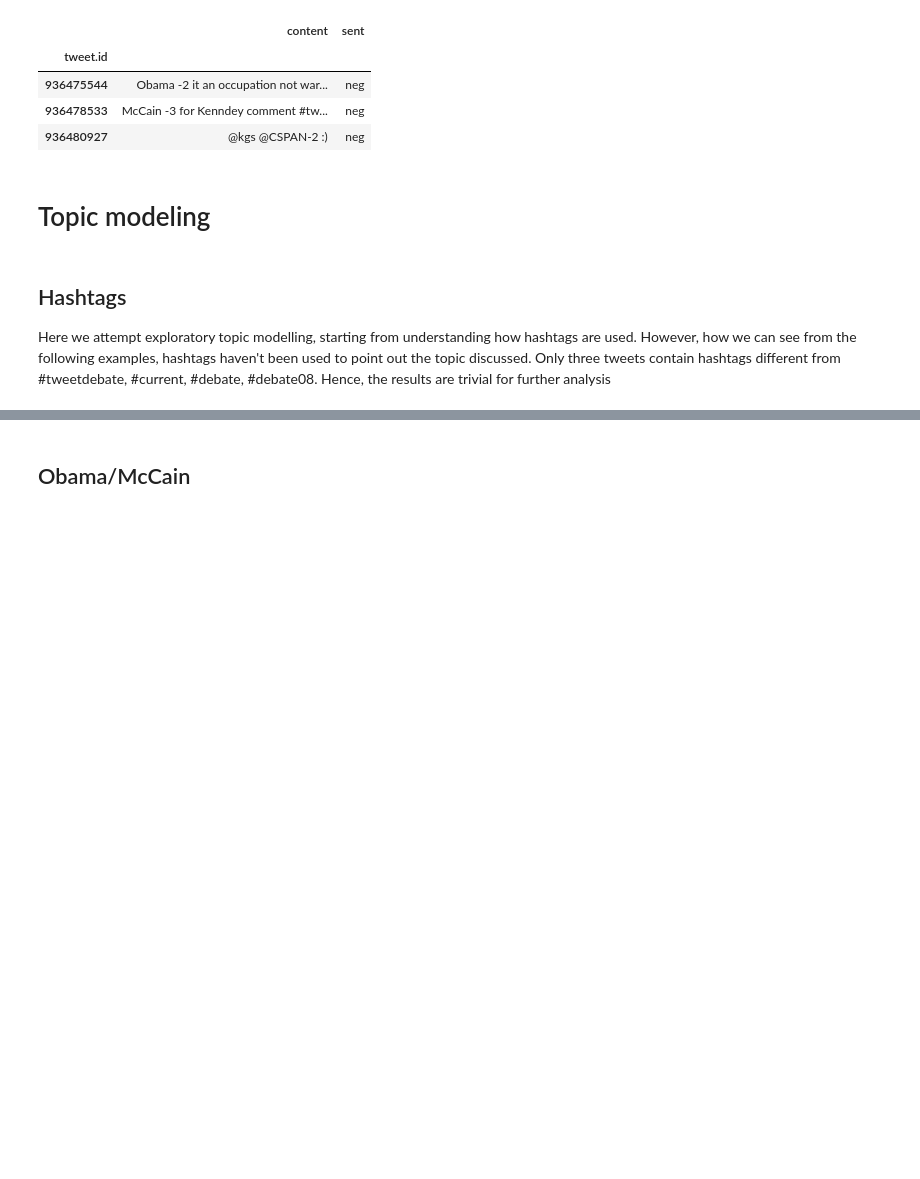
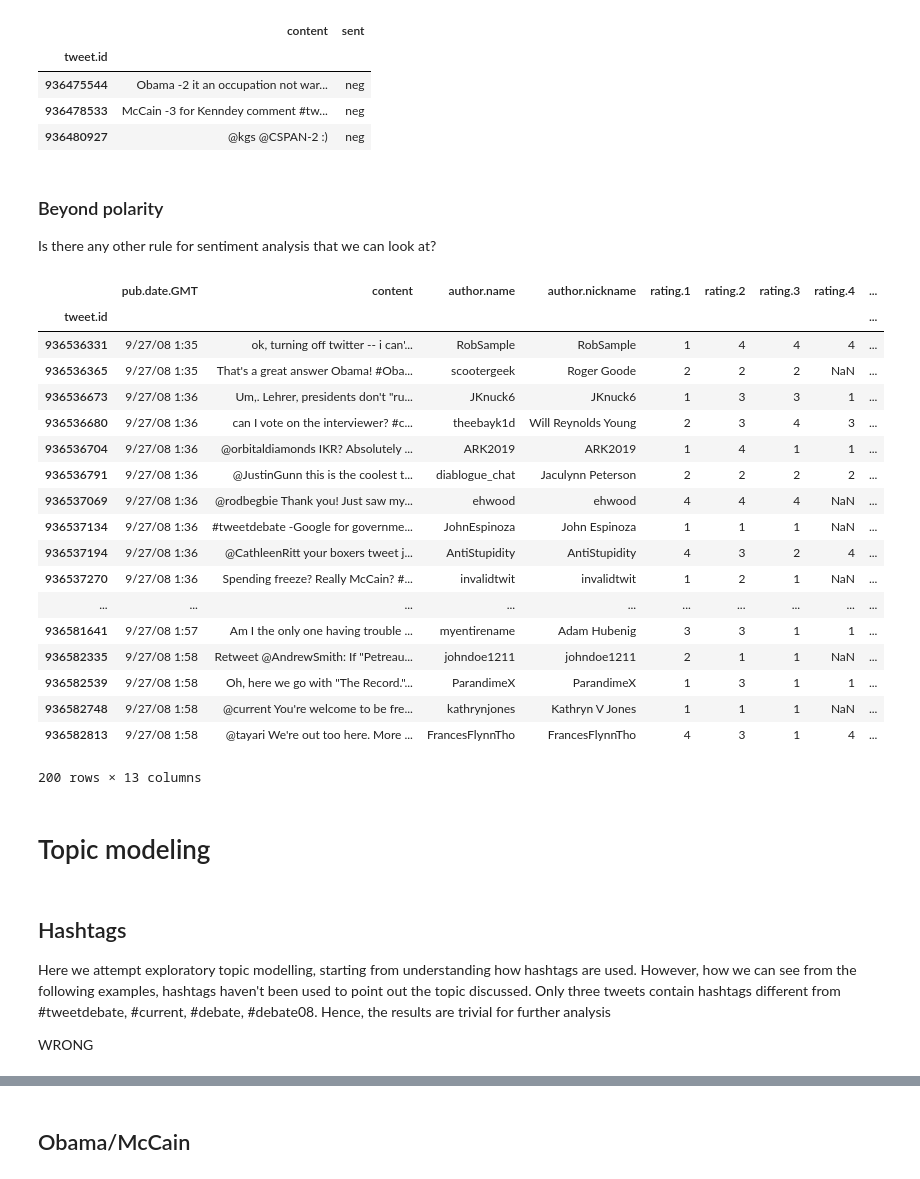
Before and after one commit to ralucacocioban/SentimentClassification, a Jupyter notebook: Politweet.ipynb, the cells around one changed output, grey strips where cells are left out. Cells and saved outputs as stored; diff of their text form; code cells hidden in the pictures; blank space fills up the shorter version.

Commit message:
wrong hashtags

```diff
--- a/Politweet.ipynb
+++ b/Politweet.ipynb
@@ -263,6 +263,31 @@ We matched 178 disagreeing judgments on -/+ tweets
 | 936475544 | Obama -2 it an occupation not war... | neg |
 | 936478533 | McCain -3 for Kenndey comment #tw... | neg |
 | 936480927 | @kgs @CSPAN-2 :) | neg |
+# %% [markdown]
+### Beyond polarity
+Is there any other rule for sentiment analysis that we can look at?
+# %%
+df_setminus(df_setminus(df, minus_df(df)), plus_df(df))[300:500]
+# %% [output]
+|  | pub.date.GMT | content | author.name | author.nickname | rating.1 | rating.2 | rating.3 | rating.4 | ... |
+| tweet.id |  |  |  |  |  |  |  |  | ... |
+| 936536331 | 9/27/08 1:35 | ok, turning off twitter -- i can'... | RobSample | RobSample | 1 | 4 | 4 | 4 | ... |
+| 936536365 | 9/27/08 1:35 | That's a great answer Obama! #Oba... | scootergeek | Roger Goode | 2 | 2 | 2 | NaN | ... |
+| 936536673 | 9/27/08 1:36 | Um,. Lehrer, presidents don't "ru... | JKnuck6 | JKnuck6 | 1 | 3 | 3 | 1 | ... |
+| 936536680 | 9/27/08 1:36 | can I vote on the interviewer? #c... | theebayk1d | Will Reynolds Young | 2 | 3 | 4 | 3 | ... |
+| 936536704 | 9/27/08 1:36 | @orbitaldiamonds IKR? Absolutely ... | ARK2019 | ARK2019 | 1 | 4 | 1 | 1 | ... |
+| 936536791 | 9/27/08 1:36 | @JustinGunn this is the coolest t... | diablogue_chat | Jaculynn Peterson | 2 | 2 | 2 | 2 | ... |
+| 936537069 | 9/27/08 1:36 | @rodbegbie Thank you! Just saw my... | ehwood | ehwood | 4 | 4 | 4 | NaN | ... |
+| 936537134 | 9/27/08 1:36 | #tweetdebate -Google for governme... | JohnEspinoza | John Espinoza | 1 | 1 | 1 | NaN | ... |
+| 936537194 | 9/27/08 1:36 | @CathleenRitt your boxers tweet j... | AntiStupidity | AntiStupidity | 4 | 3 | 2 | 4 | ... |
+| 936537270 | 9/27/08 1:36 | Spending freeze? Really McCain? #... | invalidtwit | invalidtwit | 1 | 2 | 1 | NaN | ... |
+| ... | ... | ... | ... | ... | ... | ... | ... | ... | ... |
+| 936581641 | 9/27/08 1:57 | Am I the only one having trouble ... | myentirename | Adam Hubenig | 3 | 3 | 1 | 1 | ... |
+| 936582335 | 9/27/08 1:58 | Retweet @AndrewSmith: If "Petreau... | johndoe1211 | johndoe1211 | 2 | 1 | 1 | NaN | ... |
+| 936582539 | 9/27/08 1:58 | Oh, here we go with "The Record."... | ParandimeX | ParandimeX | 1 | 3 | 1 | 1 | ... |
+| 936582748 | 9/27/08 1:58 | @current You're welcome to be fre... | kathrynjones | Kathryn V Jones | 1 | 1 | 1 | NaN | ... |
+| 936582813 | 9/27/08 1:58 | @tayari We're out too here. More ... | FrancesFlynnTho | FrancesFlynnTho | 4 | 3 | 1 | 4 | ... |
+200 rows × 13 columns
 # %% [markdown]
 # Topic modeling
 # %% [markdown]
@@ -270,6 +295,8 @@ We matched 178 disagreeing judgments on -/+ tweets
 
 Here we attempt exploratory topic modelling, starting from understanding how hashtags are used.
 However, how we can see from the following examples, hashtags haven't been used to point out the topic discussed. Only three tweets contain hashtags different from #tweetdebate, #current, #debate, #debate08. Hence, the results are trivial for further analysis
+
+WRONG
 # %%
 # we get all the tweets that do not contain
 # the hashtags #tweetdebate, #current, #debate
```
Also changed, not shown: parts of 1 cell of this notebook.
